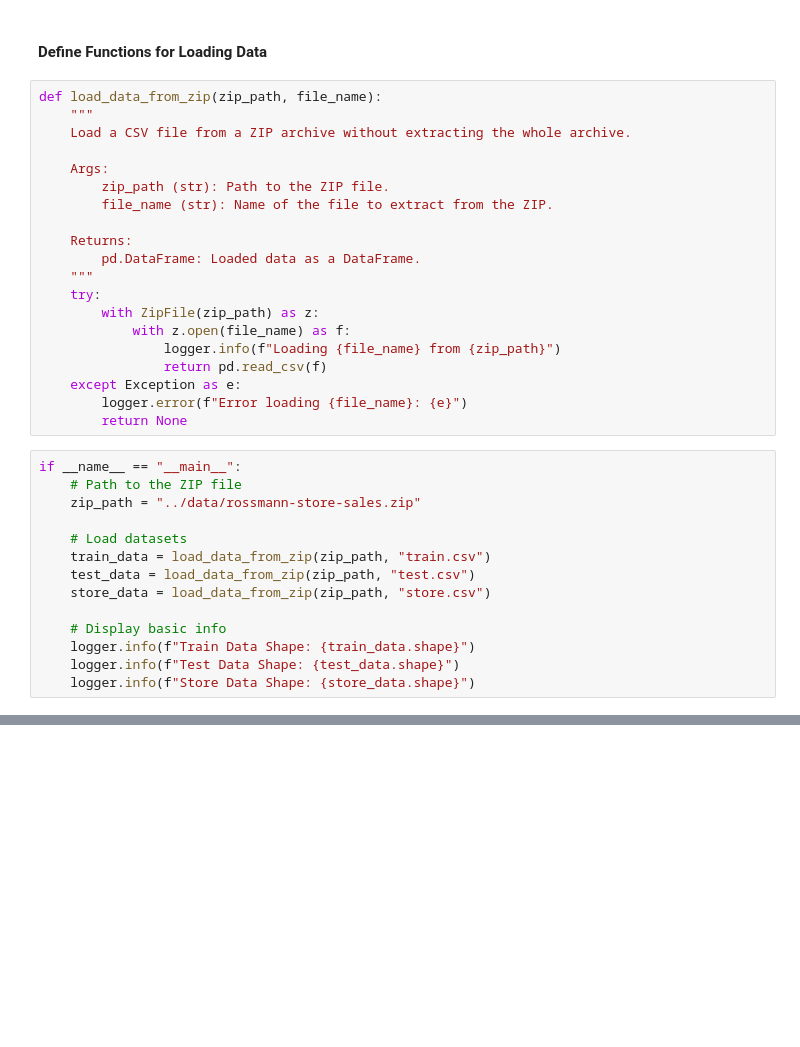
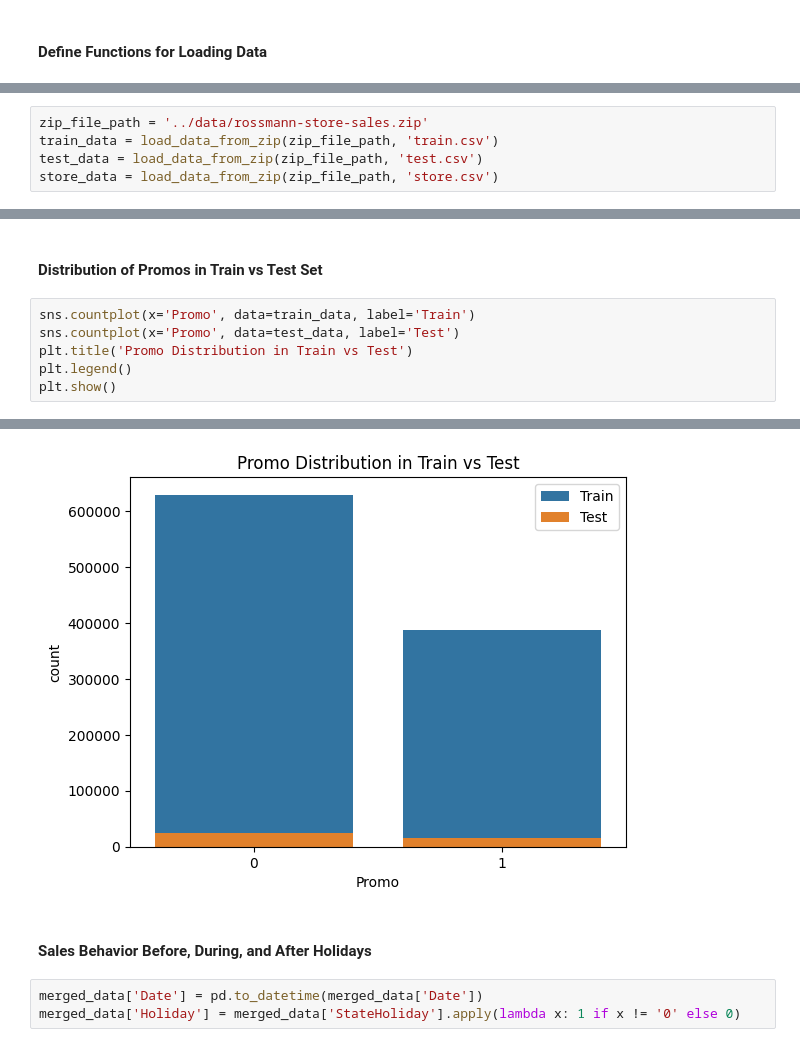
Before and after one commit to abdurhmanongithub/tenx_week_4, a Jupyter notebook: notebooks/task_1.ipynb, the cells around one changed output, grey strips where cells are left out. Cells and saved outputs as stored; diff of their text form; blank space fills up the shorter version.

```diff
--- a/notebooks/task_1.ipynb
+++ b/notebooks/task_1.ipynb
@@ -12,37 +12,3 @@ logging.basicConfig(level=logging.INFO, format='%(asctime)s - %(message)s')
 logger = logging.getLogger(__name__)
 # %% [markdown]
 #### Define Functions for Loading Data
-# %%
-def load_data_from_zip(zip_path, file_name):
-    """
-    Load a CSV file from a ZIP archive without extracting the whole archive.
-
-    Args:
-        zip_path (str): Path to the ZIP file.
-        file_name (str): Name of the file to extract from the ZIP.
-
-    Returns:
-        pd.DataFrame: Loaded data as a DataFrame.
-    """
-    try:
-        with ZipFile(zip_path) as z:
-            with z.open(file_name) as f:
-                logger.info(f"Loading {file_name} from {zip_path}")
-                return pd.read_csv(f)
-    except Exception as e:
-        logger.error(f"Error loading {file_name}: {e}")
-        return None
-# %%
-if __name__ == "__main__":
-    # Path to the ZIP file
-    zip_path = "../data/rossmann-store-sales.zip"
-
-    # Load datasets
-    train_data = load_data_from_zip(zip_path, "train.csv")
-    test_data = load_data_from_zip(zip_path, "test.csv")
-    store_data = load_data_from_zip(zip_path, "store.csv")
-
-    # Display basic info
-    logger.info(f"Train Data Shape: {train_data.shape}")
-    logger.info(f"Test Data Shape: {test_data.shape}")
-    logger.info(f"Store Data Shape: {store_data.shape}")
@@ -110,0 +20,5 @@ plot_sales_distribution(train_data)
+# %%
+zip_file_path = '../data/rossmann-store-sales.zip'
+train_data = load_data_from_zip(zip_file_path, 'train.csv')
+test_data = load_data_from_zip(zip_file_path, 'test.csv')
+store_data = load_data_from_zip(zip_file_path, 'store.csv')
@@ -110,0 +125,9 @@ plot_sales_distribution(train_data)
+# %% [markdown]
+#### Distribution of Promos in Train vs Test Set
+# %%
+sns.countplot(x='Promo', data=train_data, label='Train')
+sns.countplot(x='Promo', data=test_data, label='Test')
+plt.title('Promo Distribution in Train vs Test')
+plt.legend()
+plt.show()
+# %% [output]
@@ -110,0 +138,6 @@ plot_sales_distribution(train_data)
+[figure, added]
+# %% [markdown]
+#### Sales Behavior Before, During, and After Holidays
+# %%
+merged_data['Date'] = pd.to_datetime(merged_data['Date'])
+merged_data['Holiday'] = merged_data['StateHoliday'].apply(lambda x: 1 if x != '0' else 0)
```
Also changed, not shown: parts of 41 cells of this notebook, 1 other file.
